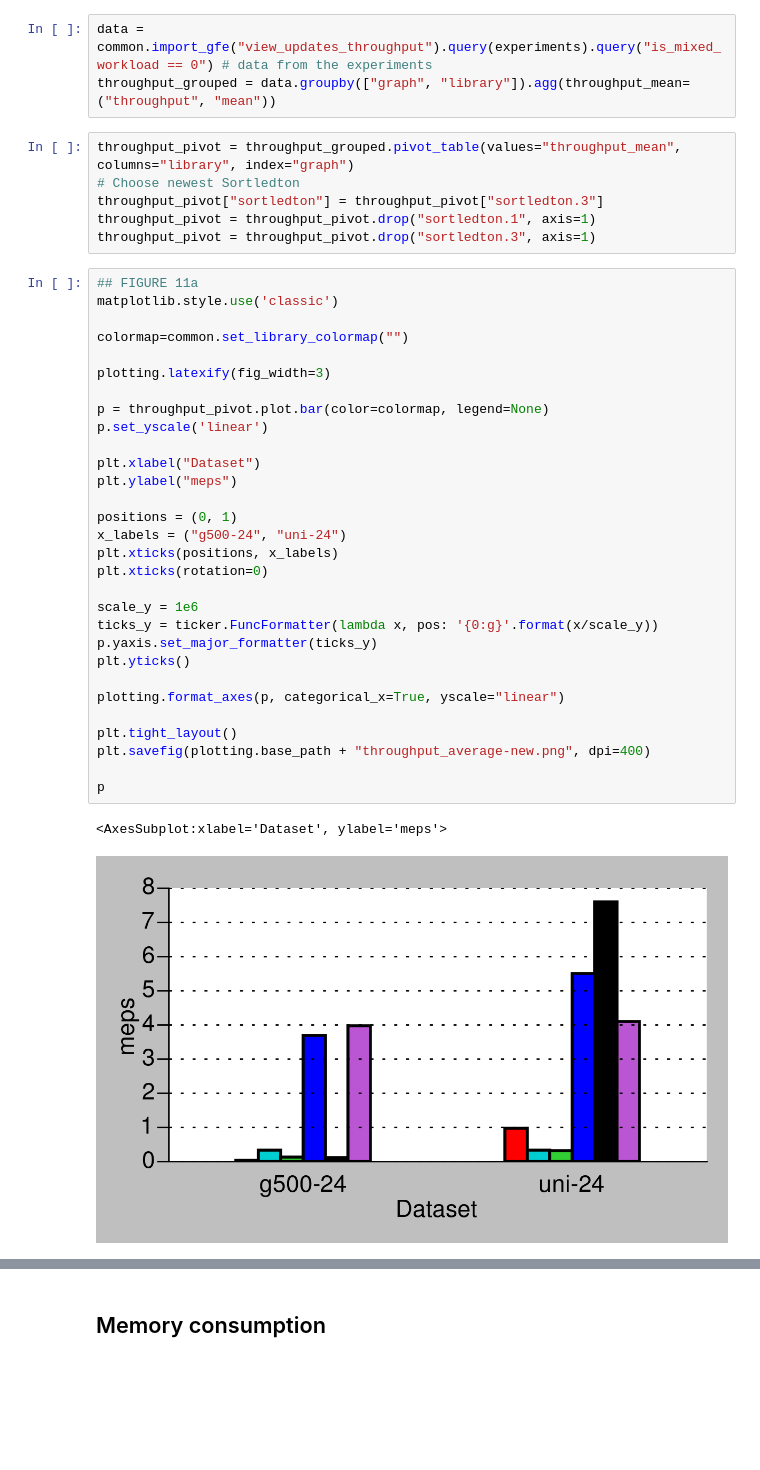
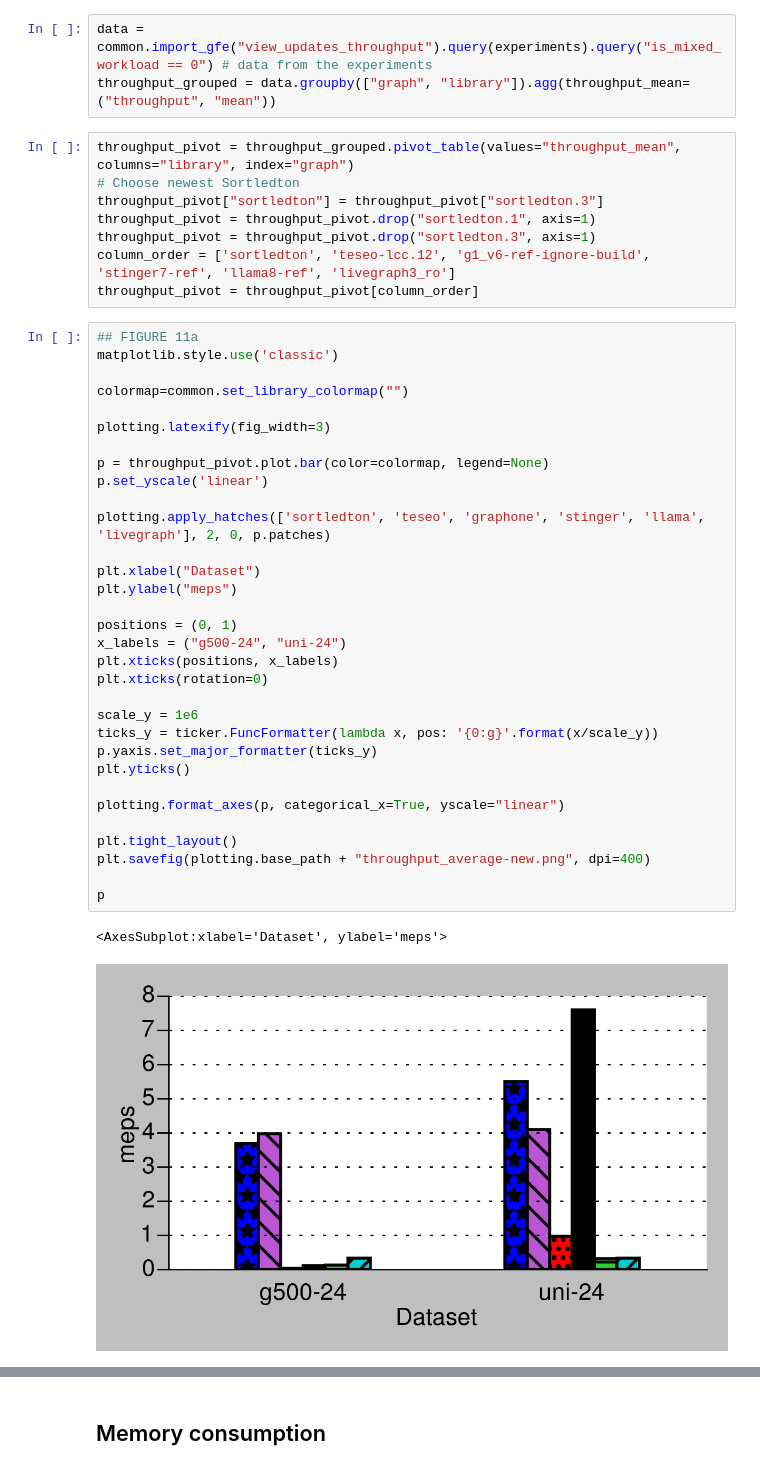
Before and after one commit to PerFuchs/gfe_notebooks, a Jupyter notebook: mixed-throughput-and-memory.ipynb, the cells around one changed output, grey strips where cells are left out. Cells and saved outputs as stored; diff of their text form; blank space fills up the shorter version.

Commit message:
Adds hatches to some plots

```diff
--- a/mixed-throughput-and-memory.ipynb
+++ b/mixed-throughput-and-memory.ipynb
@@ -43,37 +43,41 @@ throughput_pivot = throughput_grouped.pivot_table(values="throughput_mean", colu
 throughput_pivot["sortledton"] = throughput_pivot["sortledton.3"]
 throughput_pivot = throughput_pivot.drop("sortledton.1", axis=1)
 throughput_pivot = throughput_pivot.drop("sortledton.3", axis=1)
+column_order = ['sortledton', 'teseo-lcc.12', 'g1_v6-ref-ignore-build', 'stinger7-ref', 'llama8-ref', 'livegraph3_ro']
+throughput_pivot = throughput_pivot[column_order]
 # %%
 ## FIGURE 11a
 matplotlib.style.use('classic')
 
 colormap=common.set_library_colormap("")
 
 plotting.latexify(fig_width=3)
 
 p = throughput_pivot.plot.bar(color=colormap, legend=None)
 p.set_yscale('linear')
+
+plotting.apply_hatches(['sortledton', 'teseo', 'graphone', 'stinger', 'llama', 'livegraph'], 2, 0, p.patches)
 
 plt.xlabel("Dataset")
 plt.ylabel("meps")
 
 positions = (0, 1)
 x_labels = ("g500-24", "uni-24")
 plt.xticks(positions, x_labels)
 plt.xticks(rotation=0)
 
 scale_y = 1e6
 ticks_y = ticker.FuncFormatter(lambda x, pos: '{0:g}'.format(x/scale_y))
 p.yaxis.set_major_formatter(ticks_y)
 plt.yticks()
 
 plotting.format_axes(p, categorical_x=True, yscale="linear")
 
 plt.tight_layout()
 plt.savefig(plotting.base_path + "throughput_average-new.png", dpi=400)
 
 p
 # %% [output]
 <AxesSubplot:xlabel='Dataset', ylabel='meps'>
-[figure, old version]
+[figure, new version]
 # %%
```
Also changed, not shown: parts of 4 cells of this notebook, 4 other files.
